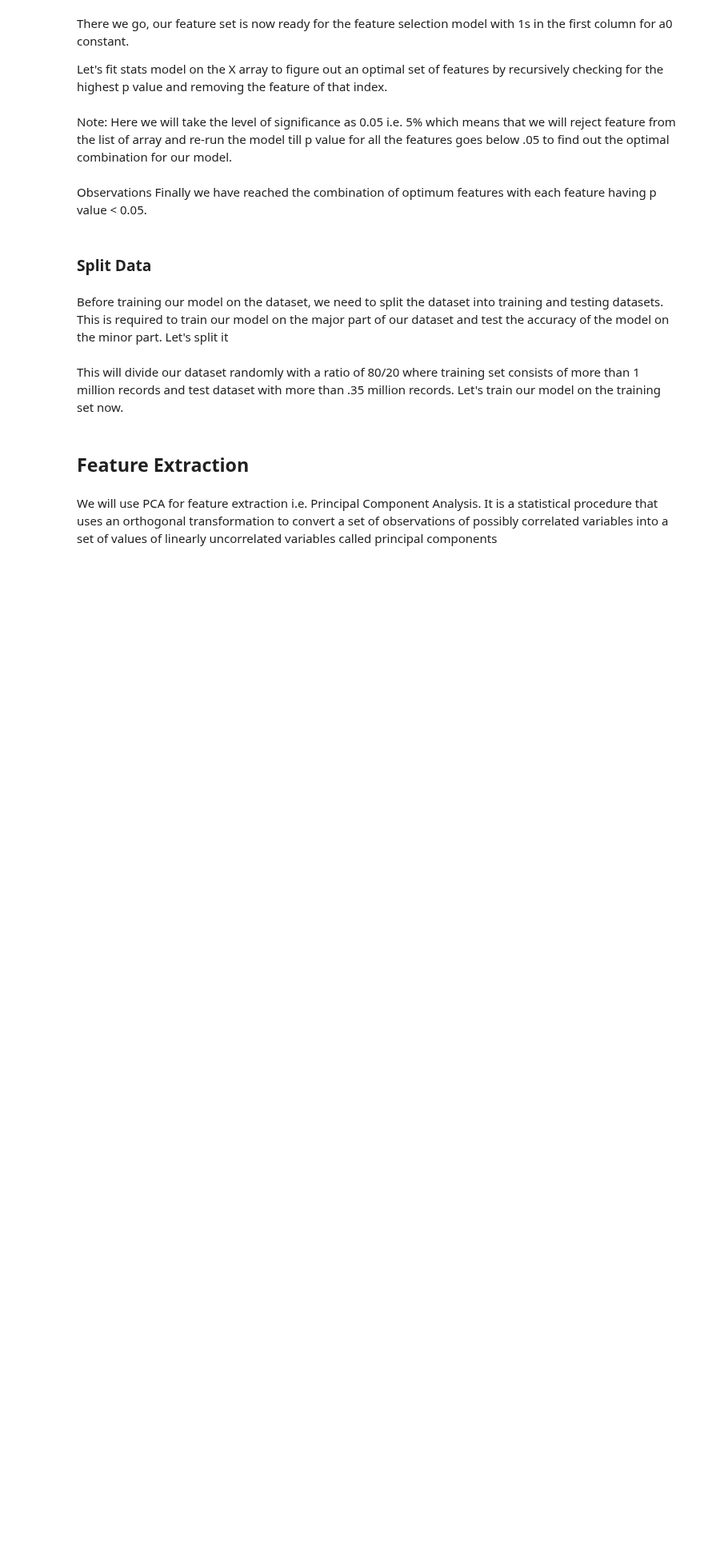
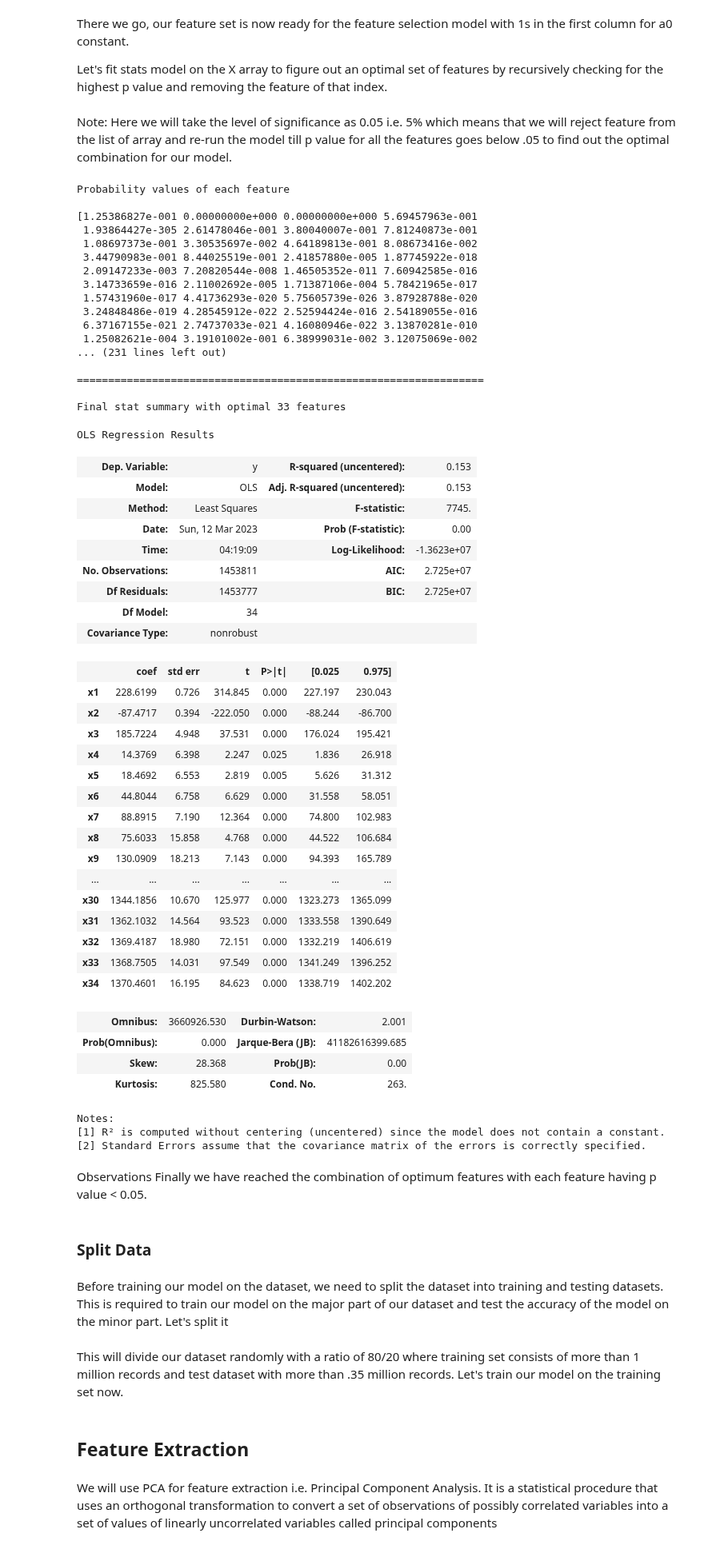
Before and after one commit to harshithgowdakc/NYC-Taxi-Data, a Jupyter notebook: NYC_Taxi_Data.ipynb, the cells around one changed output. Shown at 80% size. Drawn from its saved outputs; the diff is of its cells as text; code cells hidden in the pictures; blank space fills up the shorter version.

```diff
--- a/NYC_Taxi_Data.ipynb
+++ b/NYC_Taxi_Data.ipynb
@@ -1083,3 +927,80 @@ Here we will take the level of significance as 0.05 i.e. 5% which means that we
+# %%
+#Select all the features in X array
+X_opt = X1[:,range(0,46)]
+regressor_OLS = sm.OLS(endog = Y, exog = X_opt).fit()
+
+#Fetch p values for each feature
+p_Vals = regressor_OLS.pvalues
+
+#define significance level for accepting the feature.
+sig_Level = 0.05
+
+#Loop to iterate over features and remove the feature with p value less than the sig_level
+while max(p_Vals) > sig_Level:
+    print("Probability values of each feature \n")
+    print(p_Vals)
+    X_opt = np.delete(X_opt, np.argmax(p_Vals), axis = 1)
+    print("\n")
+    print("Feature at index {} is removed \n".format(str(np.argmax(p_Vals))))
+    print(str(X_opt.shape[1]-1) + " dimensions remaining now... \n")
+    regressor_OLS = sm.OLS(endog = Y, exog = X_opt).fit()
+    p_Vals = regressor_OLS.pvalues
+    print("=================================================================\n")
+
+#Print final summary
+print("Final stat summary with optimal {} features".format(str(X_opt.shape[1]-1)))
+regressor_OLS.summary()
+# %% [output]
+Probability values of each feature
+
+[1.25386827e-001 0.00000000e+000 0.00000000e+000 5.69457963e-001
+ 1.93864427e-305 2.61478046e-001 3.80040007e-001 7.81240873e-001
+ 1.08697373e-001 3.30535697e-002 4.64189813e-001 8.08673416e-002
+ 3.44790983e-001 8.44025519e-001 2.41857880e-005 1.87745922e-018
+ 2.09147233e-003 7.20820544e-008 1.46505352e-011 7.60942585e-016
+ 3.14733659e-016 2.11002692e-005 1.71387106e-004 5.78421965e-017
+ 1.57431960e-017 4.41736293e-020 5.75605739e-026 3.87928788e-020
+ 3.24848486e-019 4.28545912e-022 2.52594424e-016 2.54189055e-016
+ 6.37167155e-021 2.74737033e-021 4.16080946e-022 3.13870281e-010
+ 1.25082621e-004 3.19101002e-001 6.38999031e-002 3.12075069e-002
+... (231 lines left out)
+
+=================================================================
+
+Final stat summary with optimal 33 features
+OLS Regression Results
+| Dep. Variable: | y | R-squared (uncentered): | 0.153 |
+| Model: | OLS | Adj. R-squared (uncentered): | 0.153 |
+| Method: | Least Squares | F-statistic: | 7745. |
+| Date: | Sun, 12 Mar 2023 | Prob (F-statistic): | 0.00 |
+| Time: | 04:19:09 | Log-Likelihood: | -1.3623e+07 |
+| No. Observations: | 1453811 | AIC: | 2.725e+07 |
+| Df Residuals: | 1453777 | BIC: | 2.725e+07 |
+| Df Model: | 34 |  |  |
+| Covariance Type: | nonrobust |  |  |
+|  | coef | std err | t | P>|t| | [0.025 | 0.975] |
+| x1 | 228.6199 | 0.726 | 314.845 | 0.000 | 227.197 | 230.043 |
+| x2 | -87.4717 | 0.394 | -222.050 | 0.000 | -88.244 | -86.700 |
+| x3 | 185.7224 | 4.948 | 37.531 | 0.000 | 176.024 | 195.421 |
+| x4 | 14.3769 | 6.398 | 2.247 | 0.025 | 1.836 | 26.918 |
+| x5 | 18.4692 | 6.553 | 2.819 | 0.005 | 5.626 | 31.312 |
+| x6 | 44.8044 | 6.758 | 6.629 | 0.000 | 31.558 | 58.051 |
+| x7 | 88.8915 | 7.190 | 12.364 | 0.000 | 74.800 | 102.983 |
+| x8 | 75.6033 | 15.858 | 4.768 | 0.000 | 44.522 | 106.684 |
+| x9 | 130.0909 | 18.213 | 7.143 | 0.000 | 94.393 | 165.789 |
+| ... | ... | ... | ... | ... | ... | ... |
+| x30 | 1344.1856 | 10.670 | 125.977 | 0.000 | 1323.273 | 1365.099 |
+| x31 | 1362.1032 | 14.564 | 93.523 | 0.000 | 1333.558 | 1390.649 |
+| x32 | 1369.4187 | 18.980 | 72.151 | 0.000 | 1332.219 | 1406.619 |
+| x33 | 1368.7505 | 14.031 | 97.549 | 0.000 | 1341.249 | 1396.252 |
+| x34 | 1370.4601 | 16.195 | 84.623 | 0.000 | 1338.719 | 1402.202 |
+| Omnibus: | 3660926.530 | Durbin-Watson: | 2.001 |
+| Prob(Omnibus): | 0.000 | Jarque-Bera (JB): | 41182616399.685 |
+| Skew: | 28.368 | Prob(JB): | 0.00 |
+| Kurtosis: | 825.580 | Cond. No. | 263. |
+Notes:
+[1] R² is computed without centering (uncentered) since the model does not contain a constant.
+[2] Standard Errors assume that the covariance matrix of the errors is correctly specified.
 # %% [markdown]
 Observations
 Finally we have reached the combination of optimum features with each feature having p value < 0.05.
```
Also changed, not shown: parts of 81 cells of this notebook.
